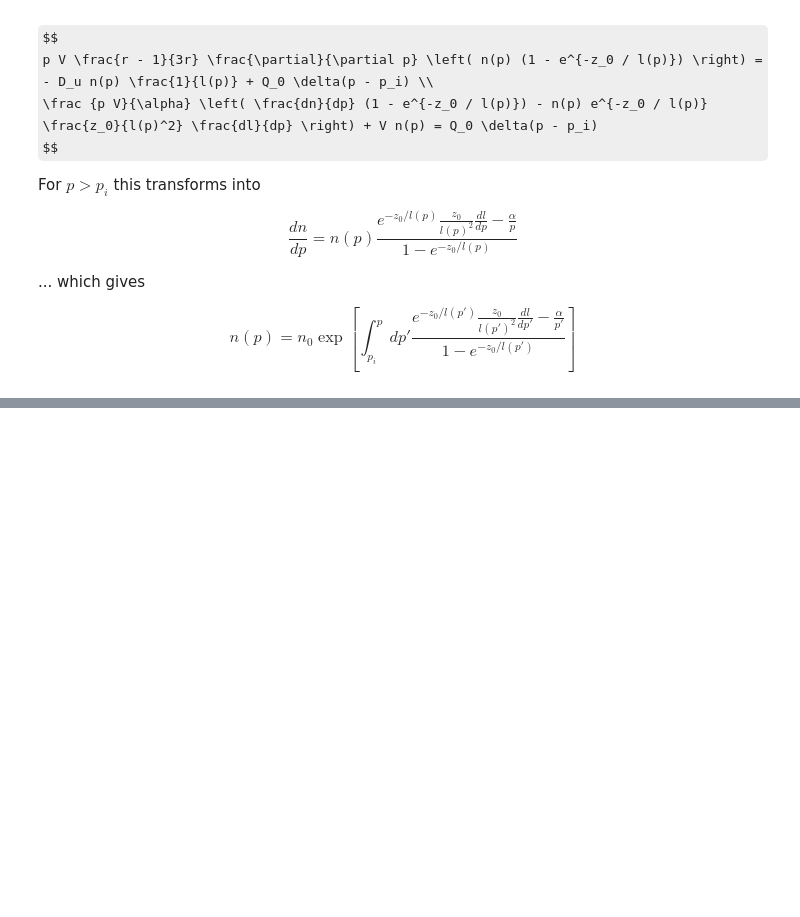
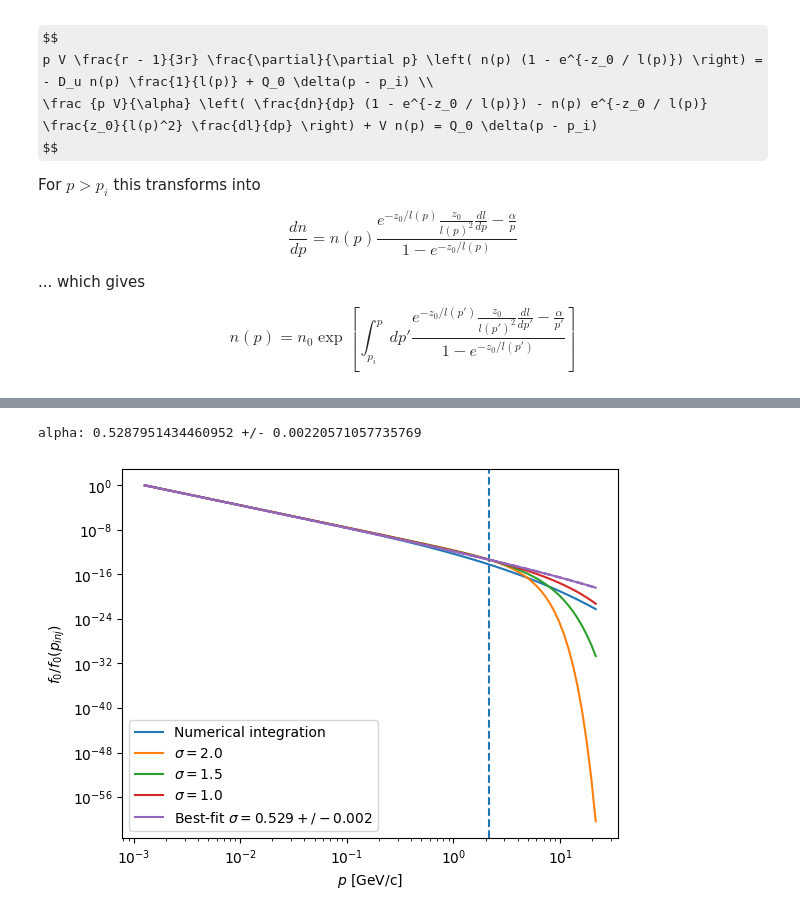
Before and after one commit to nj-vs-vh/gssi-he-th, a Jupyter notebook: 17 Spectrum Calculation and Boundary Conditions in Planar Shock with Free Escape Surface.ipynb, the cells around one changed output, grey strips where cells are left out. Cells and saved outputs as stored; diff of their text form; code cells hidden in the pictures; some formulas as TeX source; blank space fills up the shorter version.

```diff
--- a/17 Spectrum Calculation and Boundary Conditions in Planar Shock with Free Escape Surface.ipynb
+++ b/17 Spectrum Calculation and Boundary Conditions in Planar Shock with Free Escape Surface.ipynb
@@ -242,3 +245,67 @@ plt.show()
+# %%
+import scipy.optimize
+
+
+fig, ax = plt.subplots()
+
+z0_fit = 30 * u.pc
+l0 = D0 / V
+p_cutoff = p0 * (z0_fit / l0) ** (1 / delta)
+
+p_grid = (
+    np.logspace(log10pinj, 1 + np.log10(p_cutoff.to(GeV_over_c).value), 100)
+    * GeV_over_c
+)
+spectrum = np.array([n_p_shape(p, z0=z0_fit) for p in p_grid])
+line, *_ = ax.loglog(p_grid, spectrum, label="Numerical integration")
+ax.axvline(p_cutoff, color=line.get_color(), linestyle="--")
+
+# attempting to fit
+
+
+def cutoff(p, sigma):
+    p = p * GeV_over_c
+    return np.exp(-((p / p_cutoff) ** sigma))
+
+
+fitted = lambda sigma: (p_grid / p_inj) ** (-4) * cutoff(
+    p_grid.to(GeV_over_c).value, sigma=sigma
+)
+
+for sigma in (2.0, 1.5, 1.0):
+    ax.loglog(p_grid, fitted(sigma), label=f"$ \\sigma = {sigma} $")
+
+popt, pcov = scipy.optimize.curve_fit(
+    f=cutoff,
+    xdata=p_grid.to(GeV_over_c).value,
+    ydata=(spectrum / ((p_grid / p_inj) ** (-4))).decompose().value,
+    p0=(1.0,),
+    bounds=(0.0, 5.0),
+)
+sigma_co = popt[0]
+sigma_co_err = pcov[0][0]
+print(f"alpha: {sigma_co} +/- {sigma_co_err}")
+
+approxline, *_ = ax.loglog(
+    p_grid,
+    fitted(sigma_co),
+    label=f"Best-fit $ \\sigma = {sigma_co:.3f} +/- {sigma_co_err:.3f} $",
+)
+for sign in (-1, 1):
+    ax.loglog(
+        p_grid,
+        fitted(sigma_co + sign * sigma_co_err),
+        color=approxline.get_color(),
+        linestyle="--",
+    )
+
+
+ax.legend()
+label_axes(ax, "p", "f_0 / f_0(p_{inj})")
+plt.show()
+# %% [output]
+alpha: 0.5287951434460952 +/- 0.00220571057735769
+[figure, added]
 # %%
 _, axes = plt.subplots(ncols=2, figsize=(10, 5))
 ax_z = axes[0]
```
Also changed, not shown: parts of 9 cells of this notebook.
